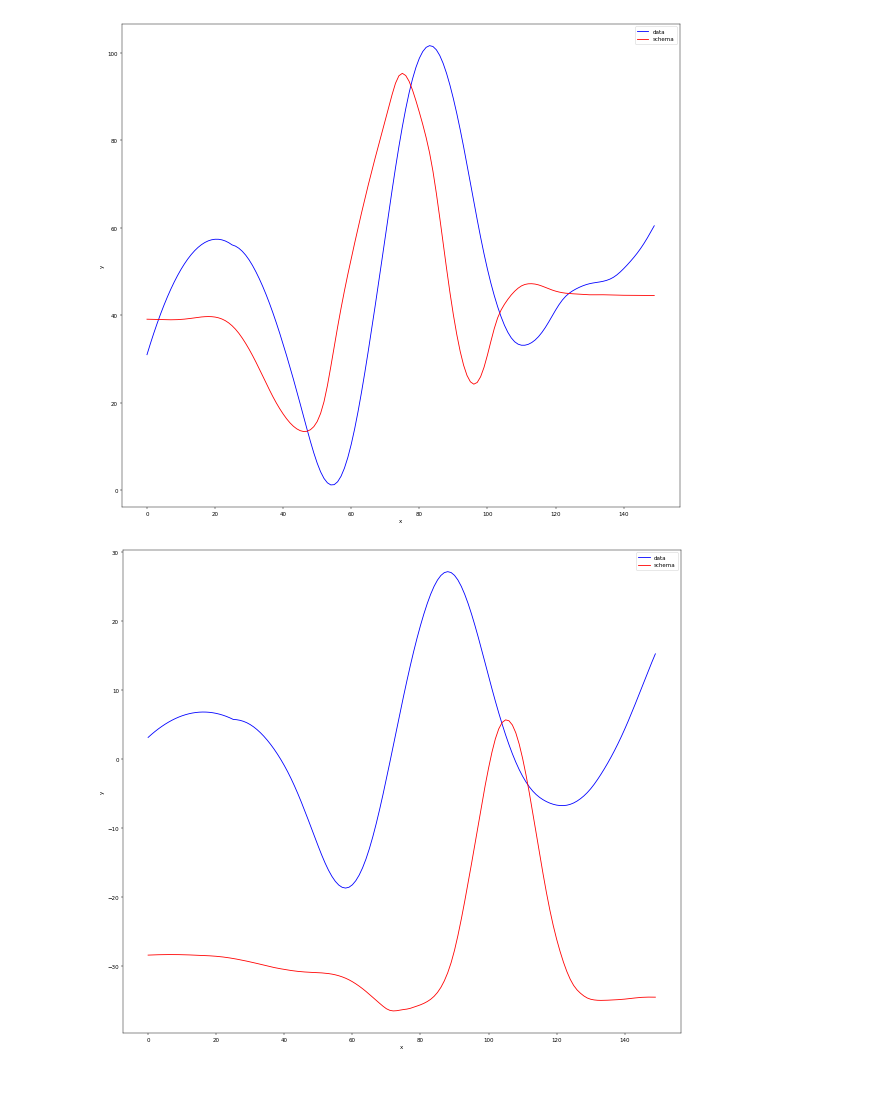
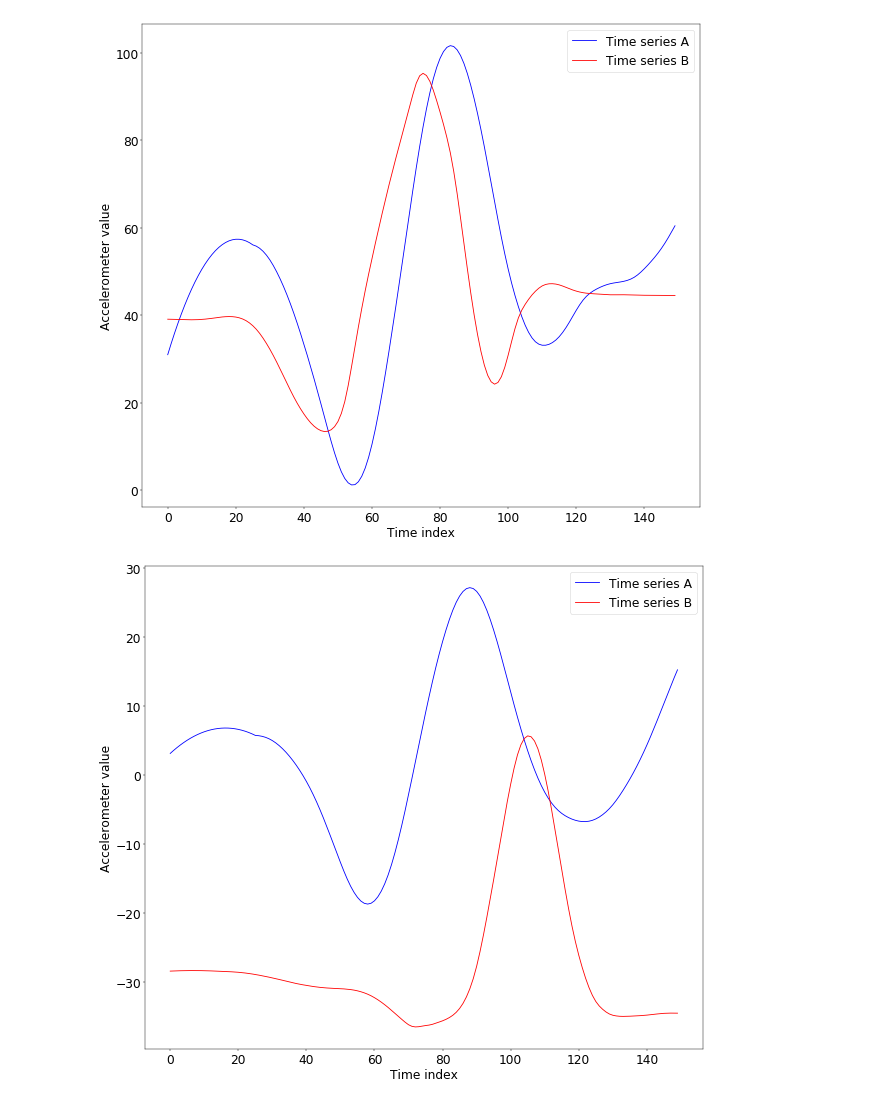
Before and after one commit to n3hrox/Biometric-analysis, a Jupyter notebook: acc_data.ipynb, the cells around one changed output. Drawn from its saved outputs; the diff is of its cells as text; code cells hidden in the pictures.

```diff
--- a/acc_data.ipynb
+++ b/acc_data.ipynb
@@ -48,44 +65,44 @@ TMP_START = 0
 TMP_END = 150
 
 acc_data_forward = pd.read_csv('./amg-forward/acc.csv', names=col_names)
 xaxis = list(range(len(acc_data_forward)))[TMP_START:TMP_END]
 
 x_normal = acc_data_forward['X']
 y_normal = acc_data_forward['Y']
 z_normal = acc_data_forward['Z']
 
 
 # forward data normalization
 x_normal = savgol_filter(list(x_normal), 21, 2)
 x_normal = savgol_filter(list(x_normal), 51, 2)
 y_normal = savgol_filter(list(y_normal), 31, 2)
 y_normal = savgol_filter(list(y_normal), 51, 2)
 z_normal = savgol_filter(list(z_normal), 11, 2)
 z_normal = savgol_filter(list(z_normal), 21, 2)
 
 
 fig = plt.figure(figsize=(18, 16), dpi=40, facecolor='w', edgecolor='k')
-plt.plot(xaxis, np.rad2deg(x_normal[TMP_START:TMP_END]), color="blue", label="data")
-plt.plot(xaxis, np.rad2deg(x_reference[TMP_START:TMP_END]), color="red", label="schema")
-plt.xlabel('x')
-plt.ylabel('y')
+plt.plot(xaxis, np.rad2deg(x_normal[TMP_START:TMP_END]), color="blue", label="Time series A")
+plt.plot(xaxis, np.rad2deg(x_reference[TMP_START:TMP_END]), color="red", label="Time series B")
+plt.xlabel('Time index')
+plt.ylabel('Accelerometer value')
 plt.legend()
 plt.show()
 fig2 = plt.figure(figsize=(18, 16), dpi=40, facecolor='w', edgecolor='k')
-plt.plot(xaxis, np.rad2deg(y_normal[TMP_START:TMP_END]), color="blue", label="data")
-plt.plot(xaxis, np.rad2deg(y_reference[TMP_START:TMP_END]), color="red", label="schema")
+plt.plot(xaxis, np.rad2deg(y_normal[TMP_START:TMP_END]), color="blue", label="Time series A")
+plt.plot(xaxis, np.rad2deg(y_reference[TMP_START:TMP_END]), color="red", label="Time series B")
 # plt.plot(xaxis, np.rad2deg(z_normal), color="black", label="zaxis")
-plt.xlabel('x')
-plt.ylabel('y')
+plt.xlabel('Time index')
+plt.ylabel('Accelerometer value')
 plt.legend()
 plt.show()
 fig3 = plt.figure(figsize=(18, 16), dpi=40, facecolor='w', edgecolor='k')
-plt.plot(xaxis, np.rad2deg(z_normal[TMP_START:TMP_END]), color="blue", label="data")
-plt.plot(xaxis, np.rad2deg(z_reference[TMP_START:TMP_END]), color="green", label="schema")
-plt.xlabel('x')
-plt.ylabel('y')
+plt.plot(xaxis, np.rad2deg(z_normal[TMP_START:TMP_END]), color="blue", label="Time series A")
+plt.plot(xaxis, np.rad2deg(z_reference[TMP_START:TMP_END]), color="red", label="Time series B")
+plt.xlabel('Time index')
+plt.ylabel('Accelerometer value')
 plt.legend()
 plt.show()
 # %% [output]
-[figure, old version]
+[figure, new version]
-[figure, old version]
+[figure, new version]
```
Also changed, not shown: parts of 5 cells of this notebook, 2 other files.
